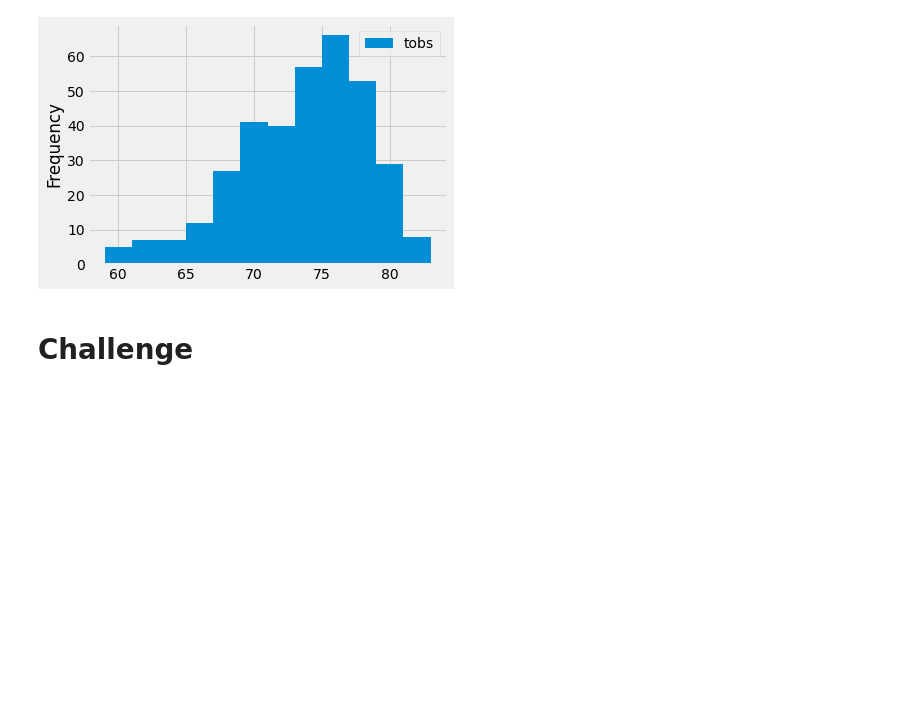
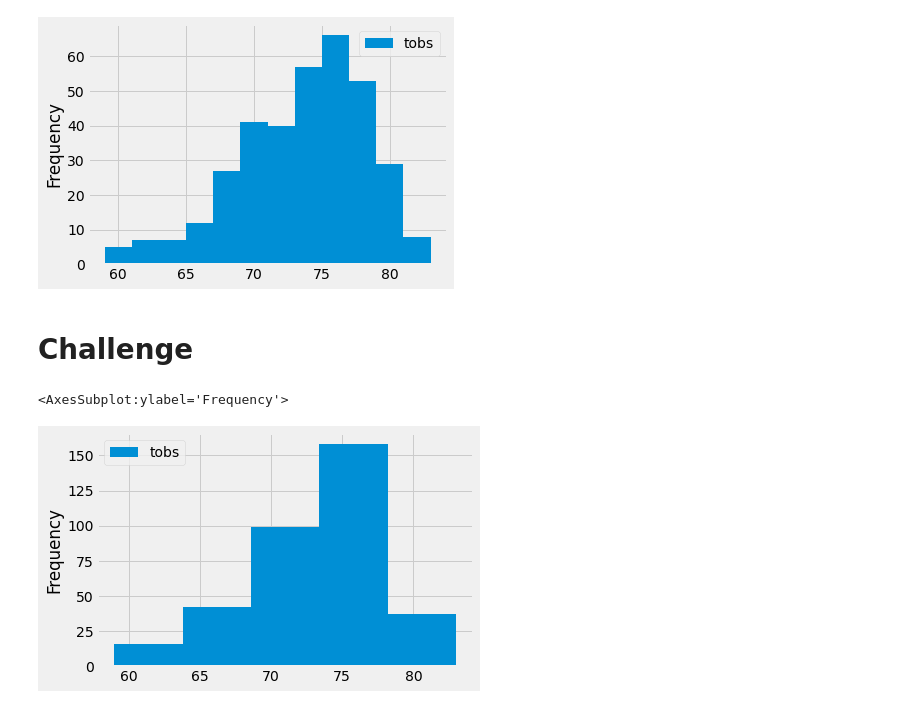
Before and after one commit to Jcenno/surfs_up, a Jupyter notebook: climate_analysis.ipynb, the cells around one changed output. Drawn from its saved outputs; the diff is of its cells as text; code cells hidden in the pictures; blank space fills up the shorter version.

```diff
--- a/climate_analysis.ipynb
+++ b/climate_analysis.ipynb
@@ -138,3 +138,8 @@ plt.tight_layout()
 [figure]
 # %% [markdown]
 # Challenge
+# %%
+df.plot.hist(bins=5)
+# %% [output]
+<AxesSubplot:ylabel='Frequency'>
+[figure, added]
```
Also changed, not shown: 1 other file.
